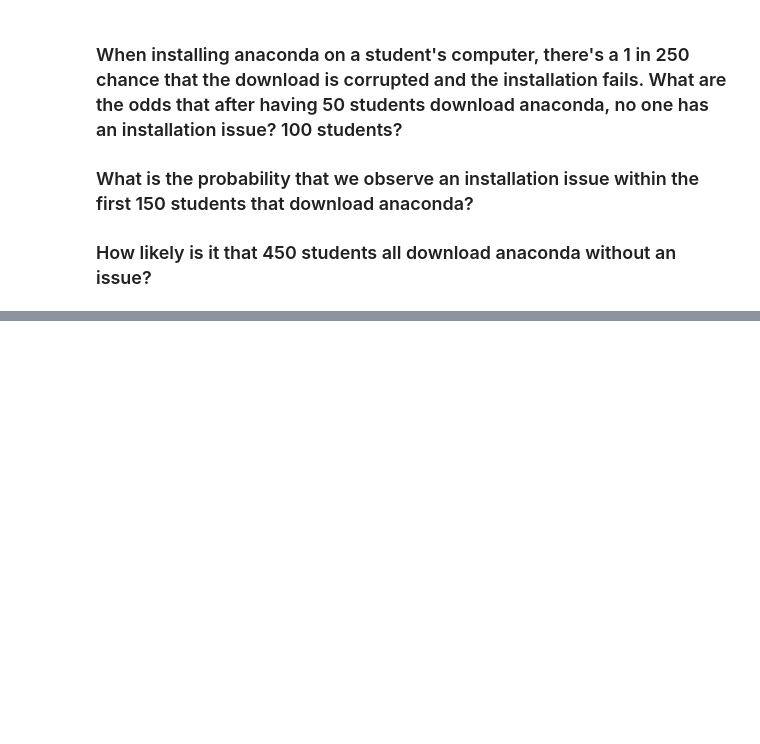
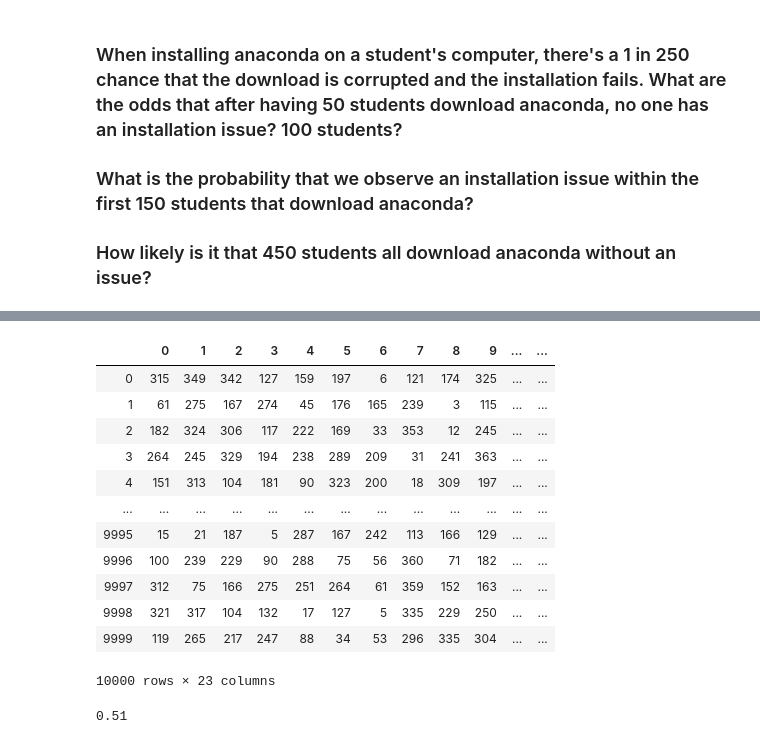
Before and after one commit to chasethompson/statistics_exercises, a Jupyter notebook: simulation.ipynb, the cells around one changed output, grey strips where cells are left out. Cells and saved outputs as stored; diff of their text form; code cells hidden in the pictures; blank space fills up the shorter version.

```diff
--- a/simulation.ipynb
+++ b/simulation.ipynb
@@ -137,0 +202,6 @@ woman_taller
+# %%
+# 1. Represent data
+# 2. Create the matrix
+
+random_23_birthdays = np.random.randint(0,366,(10_000,23))
+random_23_birthdays
@@ -137,0 +216,22 @@ woman_taller
+# %%
+random_23 = pd.DataFrame(random_23_birthdays)
+random_23
+# %% [output]
+|  | 0 | 1 | 2 | 3 | 4 | 5 | 6 | 7 | 8 | 9 | ... | ... |
+| 0 | 315 | 349 | 342 | 127 | 159 | 197 | 6 | 121 | 174 | 325 | ... | ... |
+| 1 | 61 | 275 | 167 | 274 | 45 | 176 | 165 | 239 | 3 | 115 | ... | ... |
+| 2 | 182 | 324 | 306 | 117 | 222 | 169 | 33 | 353 | 12 | 245 | ... | ... |
+| 3 | 264 | 245 | 329 | 194 | 238 | 289 | 209 | 31 | 241 | 363 | ... | ... |
+| 4 | 151 | 313 | 104 | 181 | 90 | 323 | 200 | 18 | 309 | 197 | ... | ... |
+| ... | ... | ... | ... | ... | ... | ... | ... | ... | ... | ... | ... | ... |
+| 9995 | 15 | 21 | 187 | 5 | 287 | 167 | 242 | 113 | 166 | 129 | ... | ... |
+| 9996 | 100 | 239 | 229 | 90 | 288 | 75 | 56 | 360 | 71 | 182 | ... | ... |
+| 9997 | 312 | 75 | 166 | 275 | 251 | 264 | 61 | 359 | 152 | 163 | ... | ... |
+| 9998 | 321 | 317 | 104 | 132 | 17 | 127 | 5 | 335 | 229 | 250 | ... | ... |
+| 9999 | 119 | 265 | 217 | 247 | 88 | 34 | 53 | 296 | 335 | 304 | ... | ... |
+10000 rows × 23 columns
+# %%
+shared_birthdays_23 = random_23.apply(lambda x: len(set(x)) != len(x), axis=1).mean()
+shared_birthdays_23
+# %% [output]
+0.51
```
Also changed, not shown: parts of 20 cells of this notebook.
